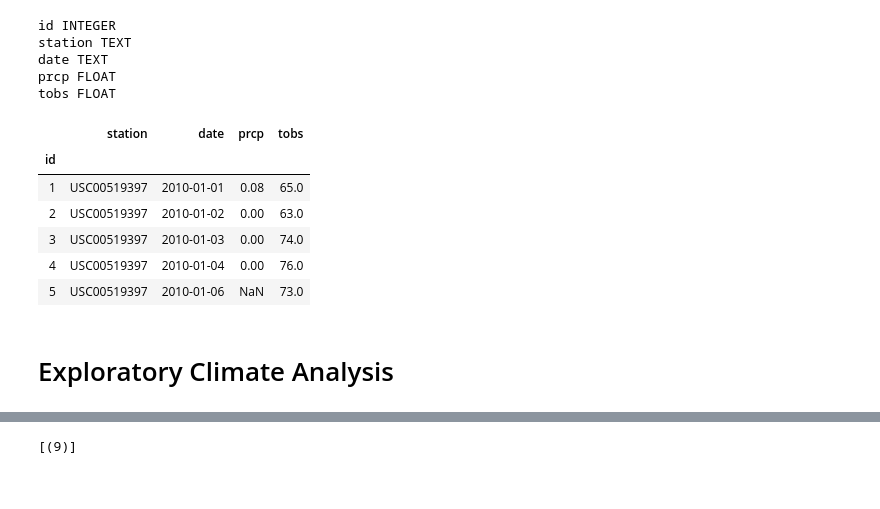
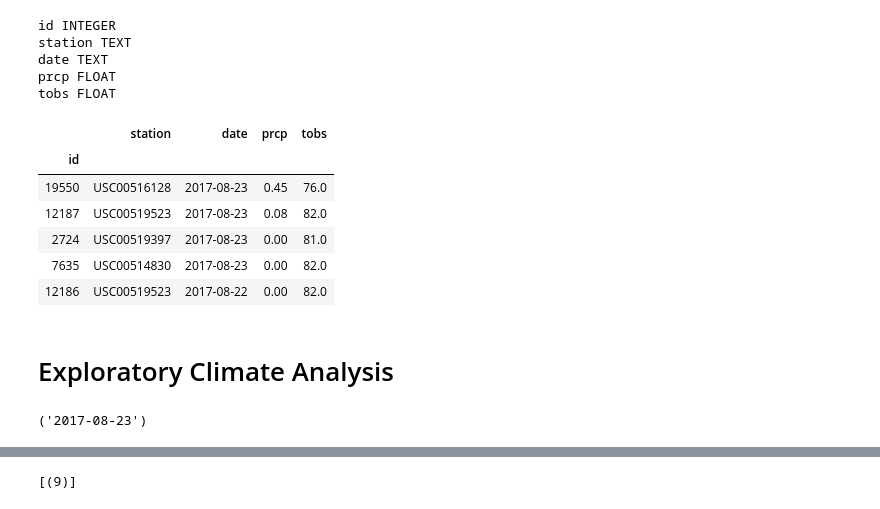
Before and after one commit to JKx2020/sqlalchemy-challenge, a Jupyter notebook: climate_starter.ipynb, the cells around one changed output, grey strips where cells are left out. Saved outputs shown, nothing was run; the diff lists cells and outputs as text; code cells hidden in the pictures.

Commit message:
new query

```diff
--- a/climate_starter.ipynb
+++ b/climate_starter.ipynb
@@ -51,21 +51,22 @@ tobs FLOAT
 # %%
 #view the data in a dataframe
 
 #query the db so it can be put into a df
-data = session.query(Measurement.id, Measurement.station, Measurement.date, Measurement.prcp, Measurement.tobs).all()
+measurement_data = session.query(Measurement.id, Measurement.station, Measurement.date, Measurement.prcp, Measurement.tobs).all()
 
 #view the data in the df
-df = pd.DataFrame(data, columns = ['id','station', 'date', 'prcp', 'tobs'])
-df.set_index('id', inplace = True)
-df.head()
+measurement_df = pd.DataFrame(measurement_data, columns = ['id','station', 'date', 'prcp', 'tobs'])
+measurement_df.set_index('id', inplace = True)
+measurement_df = measurement_df.sort_values(by = 'date', ascending=False)
+measurement_df.head()
 # %% [output]
 |  | station | date | prcp | tobs |
 | id |  |  |  |  |
-| 1 | USC00519397 | 2010-01-01 | 0.08 | 65.0 |
-| 2 | USC00519397 | 2010-01-02 | 0.00 | 63.0 |
-| 3 | USC00519397 | 2010-01-03 | 0.00 | 74.0 |
-| 4 | USC00519397 | 2010-01-04 | 0.00 | 76.0 |
-| 5 | USC00519397 | 2010-01-06 | NaN | 73.0 |
+| 19550 | USC00516128 | 2017-08-23 | 0.45 | 76.0 |
+| 12187 | USC00519523 | 2017-08-23 | 0.08 | 82.0 |
+| 2724 | USC00519397 | 2017-08-23 | 0.00 | 81.0 |
+| 7635 | USC00514830 | 2017-08-23 | 0.00 | 82.0 |
+| 12186 | USC00519523 | 2017-08-22 | 0.00 | 82.0 |
 # %% [markdown]
 # Exploratory Climate Analysis
 # %%
@@ -80,5 +81,10 @@ df.head()
 # Sort the dataframe by date
 
 # Use Pandas Plotting with Matplotlib to plot the data
+# %%
+lastdate = session.query(Measurement.date).order_by(Measurement.date.desc()).first()
+lastdate
+# %% [output]
+('2017-08-23')
 # %%
 # Design a query to retrieve the last 12 months of precipitation data and plot the results
```
Also changed, not shown: parts of 2 cells of this notebook.
